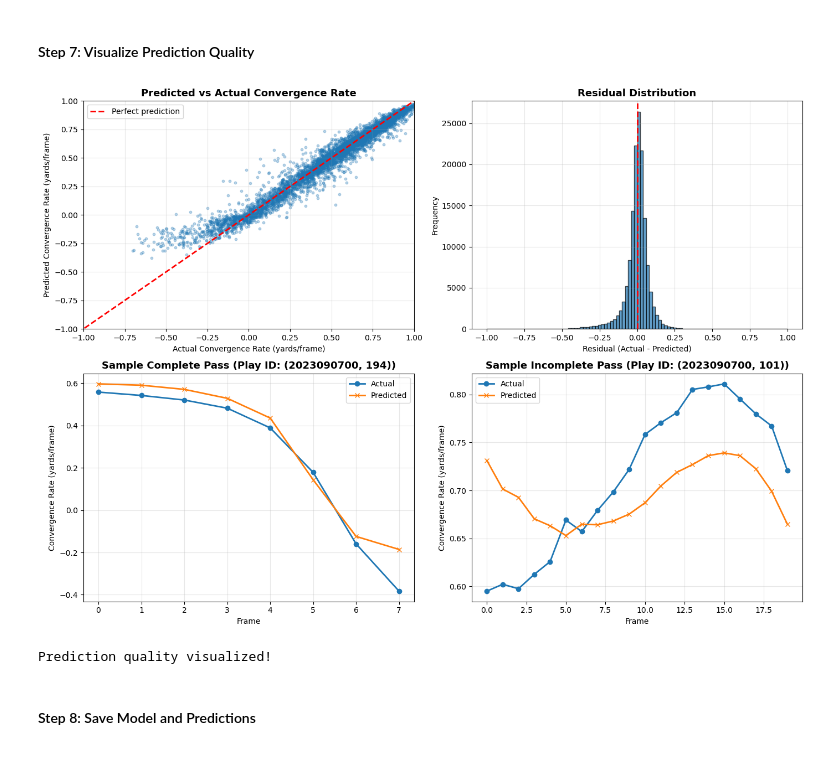
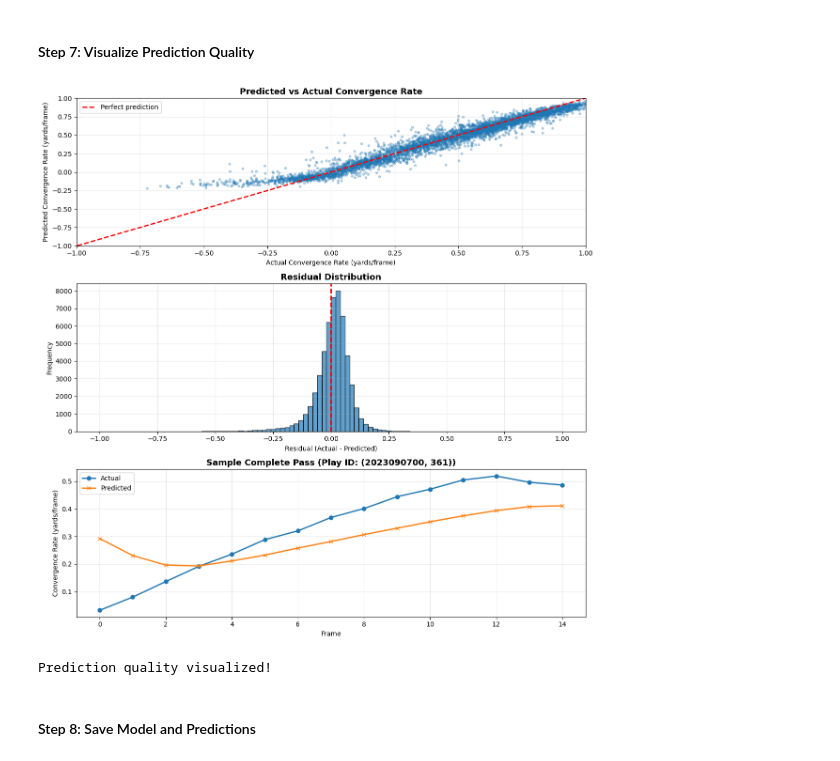
Before and after one commit to Prodoorknob/Big_Data_Bowl, a Jupyter notebook: BDB_2026.ipynb, the cells around one changed output. Cells and saved outputs as stored; diff of their text form; code cells hidden in the pictures.

```diff
--- a/BDB_2026.ipynb
+++ b/BDB_2026.ipynb
@@ -19,9 +19,9 @@ pd.set_option('display.width', 1000)
 ### Load Data
 # %%
 # File paths
-input_path = r"C:\Users\rajas\Documents\ADS\Desktop\Applied Data Science\Big_Data_Bowl\Big_Data_Bowl\data\114239_nfl_competition_files_published_analytics_final\combined\group_input.csv"
-output_path = r"C:\Users\rajas\Documents\ADS\Desktop\Applied Data Science\Big_Data_Bowl\Big_Data_Bowl\data\114239_nfl_competition_files_published_analytics_final\combined\group_output.csv"
-supp_path = r"C:\Users\rajas\Documents\ADS\Desktop\Applied Data Science\Big_Data_Bowl\Big_Data_Bowl\data\114239_nfl_competition_files_published_analytics_final\combined\supplementary_data.csv"
+input_path = r"C:\Users\rajas\Documents\ADS\SII\Big_Data_Bowl\data\114239_nfl_competition_files_published_analytics_final\combined\group_input.csv"
+output_path = r"C:\Users\rajas\Documents\ADS\SII\Big_Data_Bowl\data\114239_nfl_competition_files_published_analytics_final\combined\group_output.csv"
+supp_path = r"C:\Users\rajas\Documents\ADS\SII\Big_Data_Bowl\data\114239_nfl_competition_files_published_analytics_final\combined\supplementary_data.csv"
 
 # Load data
 df_input = pd.read_csv(input_path, low_memory=False)
@@ -1169,8 +1136,8 @@ ALL AUTOMATED CHECKS PASSED!
 #### Step 1: Load Post-Throw Data and Route Embeddings
 # %%
 # Load route embeddings from Phase 1
-print("Loading route embeddings from Phase 1...")
-routes_path = r"C:\Users\rajas\Documents\ADS\Desktop\Applied Data Science\Big_Data_Bowl\Big_Data_Bowl\data\wr_routes_embeddings.csv"
+data_dir = r"C:\Users\rajas\Documents\ADS\SII\Big_Data_Bowl"
+routes_path = f"{data_dir}\\wr_routes_embeddings.csv"
 wr_routes_df = pd.read_csv(routes_path)
 
 print(f"Route embeddings loaded: {wr_routes_df.shape}")
@@ -1995,83 +1991,83 @@ Evaluating predictions...
 #### Step 7: Visualize Prediction Quality
 # %%
 # Visualize predictions
-fig, axes = plt.subplots(2, 2, figsize=(14, 10))
+fig, axes = plt.subplots(3, 1, figsize=(12, 12))
 
 # 1. Scatter plot: Predicted vs Actual
 sample_indices = np.random.choice(len(y_true_flat), size=min(5000, len(y_true_flat)), replace=False)
-axes[0, 0].scatter(y_true_flat[sample_indices], y_pred_flat[sample_indices],
+axes[0].scatter(y_true_flat[sample_indices], y_pred_flat[sample_indices],
                   alpha=0.3, s=10)
-axes[0, 0].plot([-2, 2], [-2, 2], 'r--', linewidth=2, label='Perfect prediction')
-axes[0, 0].set_title('Predicted vs Actual Convergence Rate', fontweight='bold', fontsize=13)
-axes[0, 0].set_xlabel('Actual Convergence Rate (yards/frame)')
-axes[0, 0].set_ylabel('Predicted Convergence Rate (yards/frame)')
-axes[0, 0].legend()
-axes[0, 0].grid(alpha=0.3)
-axes[0, 0].set_xlim(-1, 1)
-axes[0, 0].set_ylim(-1, 1)
+axes[0].plot([-2, 2], [-2, 2], 'r--', linewidth=2, label='Perfect prediction')
+axes[0].set_title('Predicted vs Actual Convergence Rate', fontweight='bold', fontsize=13)
+axes[0].set_xlabel('Actual Convergence Rate (yards/frame)')
+axes[0].set_ylabel('Predicted Convergence Rate (yards/frame)')
+axes[0].legend()
+axes[0].grid(alpha=0.3)
+axes[0].set_xlim(-1, 1)
+axes[0].set_ylim(-1, 1)
 
 # 2. Residual distribution
 residuals = y_true_flat - y_pred_flat
-axes[0, 1].hist(residuals, bins=100, edgecolor='black', alpha=0.7, range=(-1, 1))
-axes[0, 1].axvline(x=0, color='red', linestyle='--', linewidth=2)
-axes[0, 1].set_title('Residual Distribution', fontweight='bold', fontsize=13)
-axes[0, 1].set_xlabel('Residual (Actual - Predicted)')
-axes[0, 1].set_ylabel('Frequency')
-axes[0, 1].grid(alpha=0.3)
+axes[1].hist(residuals, bins=100, edgecolor='black', alpha=0.7, range=(-1, 1))
+axes[1].axvline(x=0, color='red', linestyle='--', linewidth=2)
+axes[1].set_title('Residual Distribution', fontweight='bold', fontsize=13)
+axes[1].set_xlabel('Residual (Actual - Predicted)')
+axes[1].set_ylabel('Frequency')
+axes[1].grid(alpha=0.3)
 
 # 3. Sample trajectory - complete pass
 # Find a complete pass
 complete_idx = None
 for i, pid in enumerate(play_ids):
     game_id, play_id = pid
     result = wr_routes_df[(wr_routes_df['game_id'] == game_id) &
                           (wr_routes_df['play_id'] == play_id)]['pass_result'].values
     if len(result) > 0 and result[0] == 'C':
         complete_idx = i
         break
 
 if complete_idx is not None:
     real_len = int((y_air_seq[complete_idx] != 0).sum())
-    axes[1, 0].plot(range(real_len), y_air_seq[complete_idx, :real_len, 0],
+    axes[2].plot(range(real_len), y_air_seq[complete_idx, :real_len, 0],
                    label='Actual', linewidth=2, marker='o')
-    axes[1, 0].plot(range(real_len), y_pred[complete_idx, :real_len, 0],
+    axes[2].plot(range(real_len), y_pred[complete_idx, :real_len, 0],
                    label='Predicted', linewidth=2, marker='x')
-    axes[1, 0].set_title(f'Sample Complete Pass (Play ID: {play_ids[complete_idx]})',
+    axes[2].set_title(f'Sample Complete Pass (Play ID: {play_ids[complete_idx]})',
                         fontweight='bold', fontsize=13)
-    axes[1, 0].set_xlabel('Frame')
-    axes[1, 0].set_ylabel('Convergence Rate (yards/frame)')
-    axes[1, 0].legend()
-    axes[1, 0].grid(alpha=0.3)
+    axes[2].set_xlabel('Frame')
+    axes[2].set_ylabel('Convergence Rate (yards/frame)')
+    axes[2].legend()
+    axes[2].grid(alpha=0.3)
 
-# 4. Sample trajectory - incomplete pass
-incomplete_idx = None
-for i, pid in enumerate(play_ids):
-    game_id, play_id = pid
-    result = wr_routes_df[(wr_routes_df['game_id'] == game_id) &
-                          (wr_routes_df['play_id'] == play_id)]['pass_result'].values
-    if len(result) > 0 and result[0] == 'I':
-        incomplete_idx = i
-        break
+# # 4. Sample trajectory - incomplete pass
+# incomplete_idx = None
+# for i, pid in enumerate(play_ids):
+#     game_id, play_id = pid
+#     result = wr_routes_df[(wr_routes_df['game_id'] == game_id) &
+#                           (wr_routes_df['play_id'] == play_id)]['pass_result'].values
+#     if len(result) > 0 and result[0] == 'I':
+#         incomplete_idx = i
+#         break
 
-if incomplete_idx is not None:
-    real_len = int((y_air_seq[incomplete_idx] != 0).sum())
-    axes[1, 1].plot(range(real_len), y_air_seq[incomplete_idx, :real_len, 0],
-                   label='Actual', linewidth=2, marker='o')
-    axes[1, 1].plot(range(real_len), y_pred[incomplete_idx, :real_len, 0],
-                   label='Predicted', linewidth=2, marker='x')
-    axes[1, 1].set_title(f'Sample Incomplete Pass (Play ID: {play_ids[incomplete_idx]})',
-                        fontweight='bold', fontsize=13)
-    axes[1, 1].set_xlabel('Frame')
-    axes[1, 1].set_ylabel('Convergence Rate (yards/frame)')
-    axes[1, 1].legend()
-    axes[1, 1].grid(alpha=0.3)
+# if incomplete_idx is not None:
+#     real_len = int((y_air_seq[incomplete_idx] != 0).sum())
+#     axes[1, 1].plot(range(real_len), y_air_seq[incomplete_idx, :real_len, 0],
+#                    label='Actual', linewidth=2, marker='o')
+#     axes[1, 1].plot(range(real_len), y_pred[incomplete_idx, :real_len, 0],
+#                    label='Predicted', linewidth=2, marker='x')
+#     axes[1, 1].set_title(f'Sample Incomplete Pass (Play ID: {play_ids[incomplete_idx]})',
+#                         fontweight='bold', fontsize=13)
+#     axes[1, 1].set_xlabel('Frame')
+#     axes[1, 1].set_ylabel('Convergence Rate (yards/frame)')
+#     axes[1, 1].legend()
+#     axes[1, 1].grid(alpha=0.3)
 
 plt.tight_layout()
 plt.show()
 
 print("Prediction quality visualized!")
 # %% [output]
-[figure, old version]
+[figure, new version]
 Prediction quality visualized!
 # %% [markdown]
 #### Step 8: Save Model and Predictions
```
Also changed, not shown: parts of 40 cells of this notebook, 11 other files.
